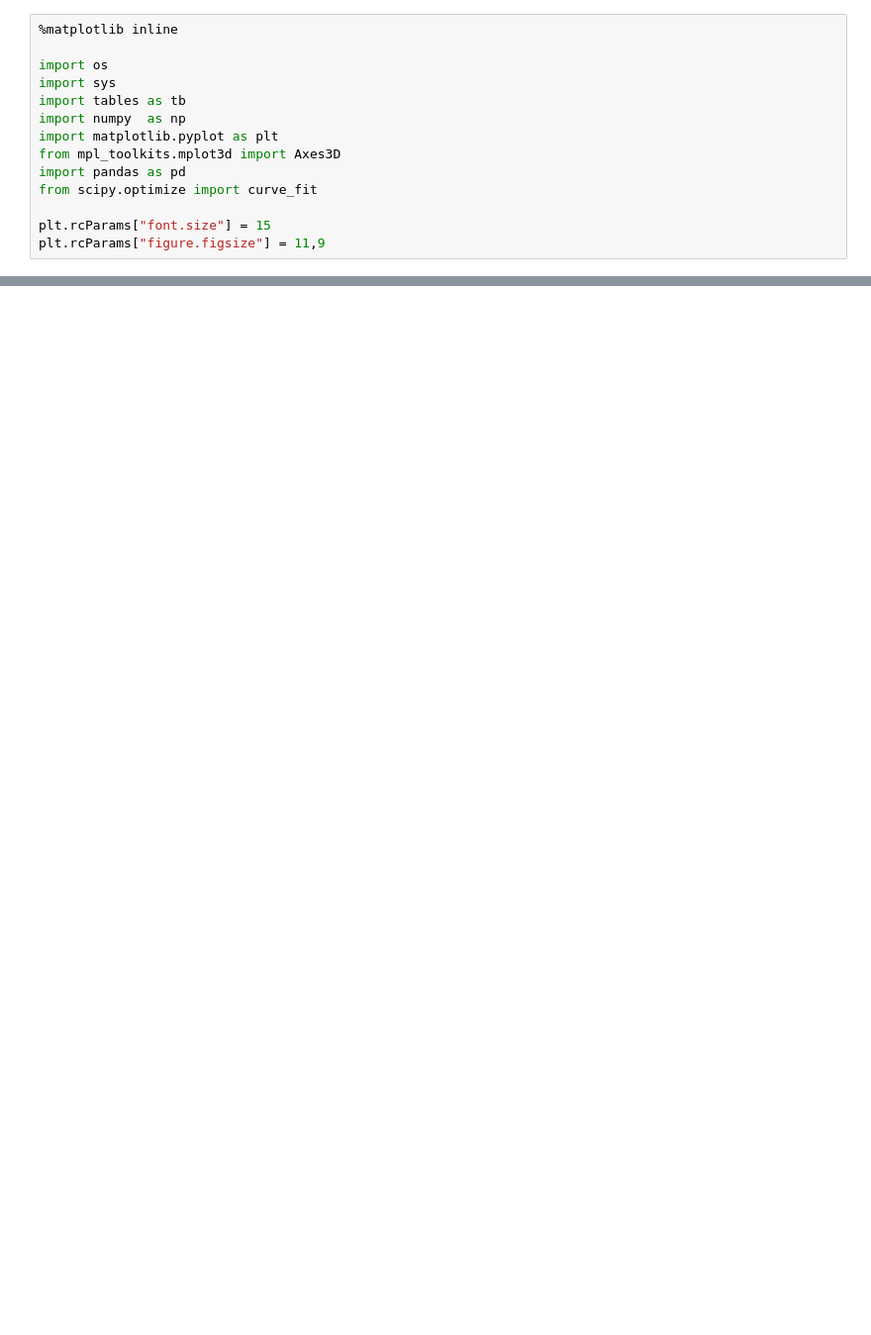
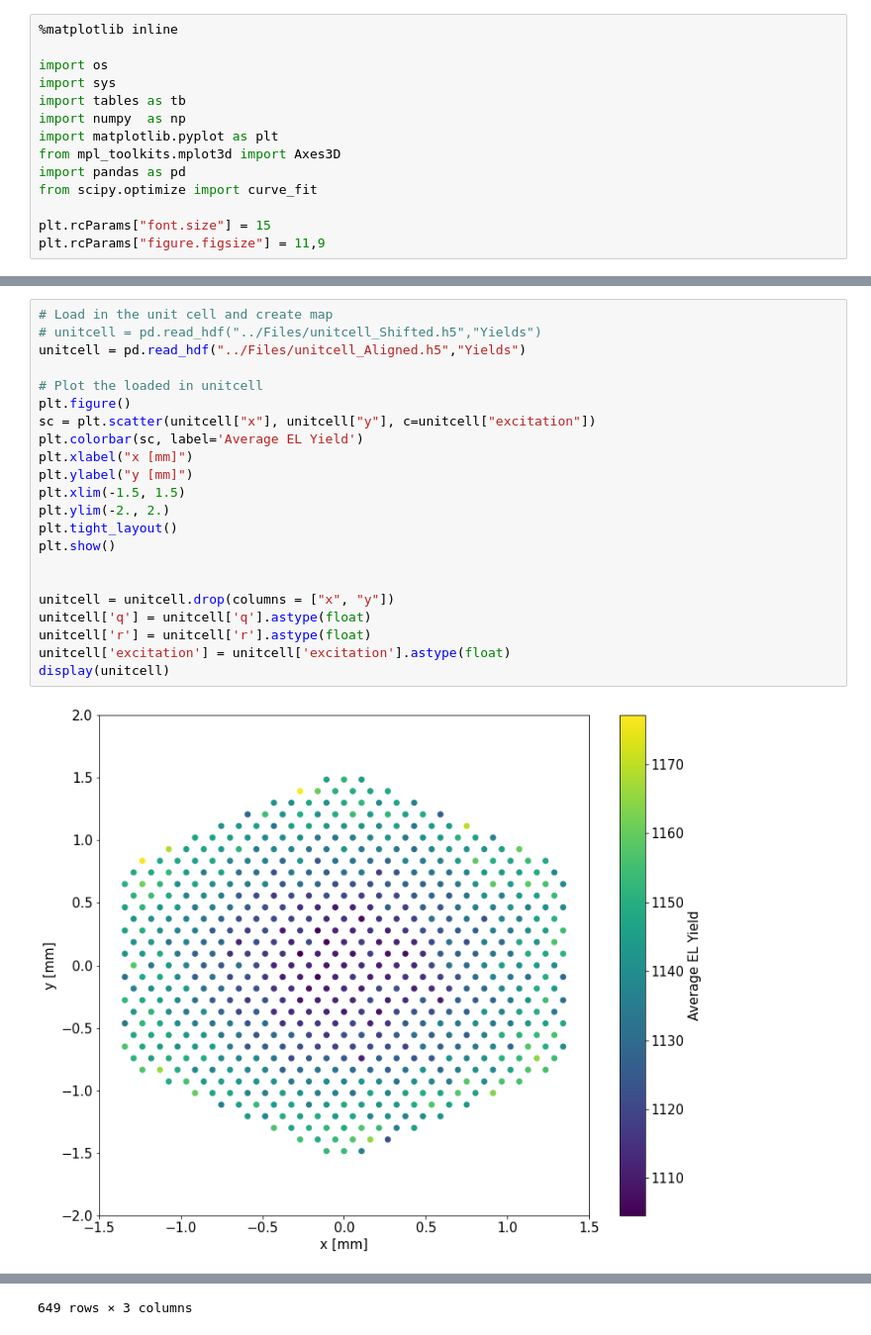
Before and after one commit to kvjmistry/GarfieldCode, a Jupyter notebook: Electroluminescence/notebooks/CalcTrackRes.ipynb, the cells around one changed output, grey strips where cells are left out. Shown: that part at 99% size. Saved outputs shown, nothing was run; the diff lists cells and outputs as text; blank space fills up the shorter version.

Commit message:
Fix units to mm

```diff
--- a/Electroluminescence/notebooks/CalcTrackRes.ipynb
+++ b/Electroluminescence/notebooks/CalcTrackRes.ipynb
@@ -106,0 +15,24 @@ cbar.set_label("Average EL Yield")
+# %%
+# Load in the unit cell and create map
+# unitcell = pd.read_hdf("../Files/unitcell_Shifted.h5","Yields")
+unitcell = pd.read_hdf("../Files/unitcell_Aligned.h5","Yields")
+
+# Plot the loaded in unitcell
+plt.figure()
+sc = plt.scatter(unitcell["x"], unitcell["y"], c=unitcell["excitation"])
+plt.colorbar(sc, label='Average EL Yield')
+plt.xlabel("x [mm]")
+plt.ylabel("y [mm]")
+plt.xlim(-1.5, 1.5)
+plt.ylim(-2., 2.)
+plt.tight_layout()
+plt.show()
+
+
+unitcell = unitcell.drop(columns = ["x", "y"])
+unitcell['q'] = unitcell['q'].astype(float)
+unitcell['r'] = unitcell['r'].astype(float)
+unitcell['excitation'] = unitcell['excitation'].astype(float)
+display(unitcell)
+# %% [output]
+[figure, added]
@@ -107,2 +51,3 @@ cbar.set_label("Average EL Yield")
+649 rows × 3 columns
 # %%
 # Load in the input file
```
Also changed, not shown: parts of 8 cells of this notebook, 1 other file.
